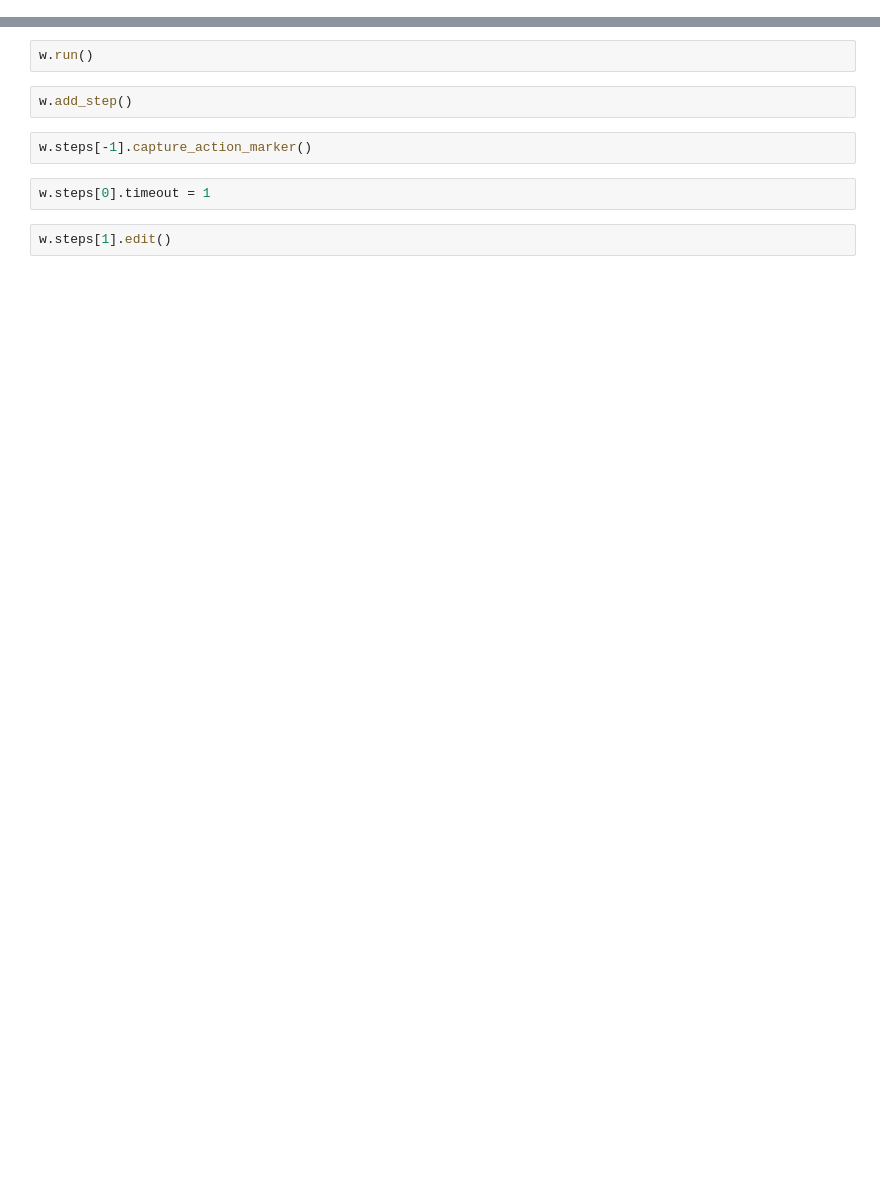
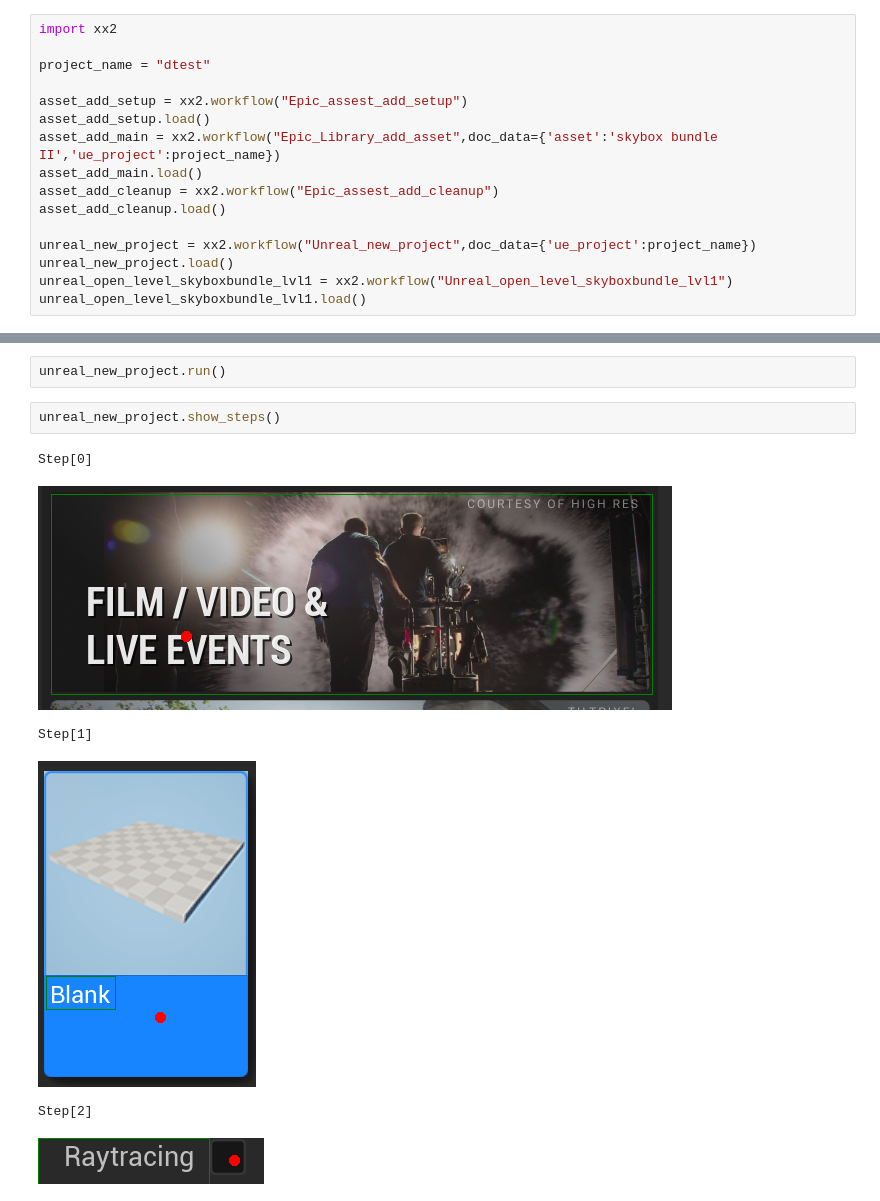
Before and after one commit to digitalsputnik/Monet, a Jupyter notebook: Untitled4.ipynb, the cells around one changed output, grey strips where cells are left out. Cells and saved outputs as stored; diff of their text form; blank space fills up the shorter version.

```diff
--- a/Untitled4.ipynb
+++ b/Untitled4.ipynb
@@ -10,0 +3,16 @@ w.steps[0].edit()
+# %%
+import xx2
+
+project_name = "dtest"
+
+asset_add_setup = xx2.workflow("Epic_assest_add_setup")
+asset_add_setup.load()
+asset_add_main = xx2.workflow("Epic_Library_add_asset",doc_data={'asset':'skybox bundle II','ue_project':project_name})
+asset_add_main.load()
+asset_add_cleanup = xx2.workflow("Epic_assest_add_cleanup")
+asset_add_cleanup.load()
+
+unreal_new_project = xx2.workflow("Unreal_new_project",doc_data={'ue_project':project_name})
+unreal_new_project.load()
+unreal_open_level_skyboxbundle_lvl1 = xx2.workflow("Unreal_open_level_skyboxbundle_lvl1")
+unreal_open_level_skyboxbundle_lvl1.load()
@@ -11,10 +40,11 @@ w.steps[0].edit()
 # %%
-w.run()
+unreal_new_project.run()
-# %%
-w.add_step()
-# %%
-w.steps[-1].capture_action_marker()
-# %%
-w.steps[0].timeout = 1
-# %%
-w.steps[1].edit()
+# %%
+unreal_new_project.show_steps()
+# %% [output]
+Step[0]
+[figure, added]
+Step[1]
+[figure, added]
+Step[2]
+[figure, added]
```
Also changed, not shown: parts of 17 cells of this notebook, 40 other files.
